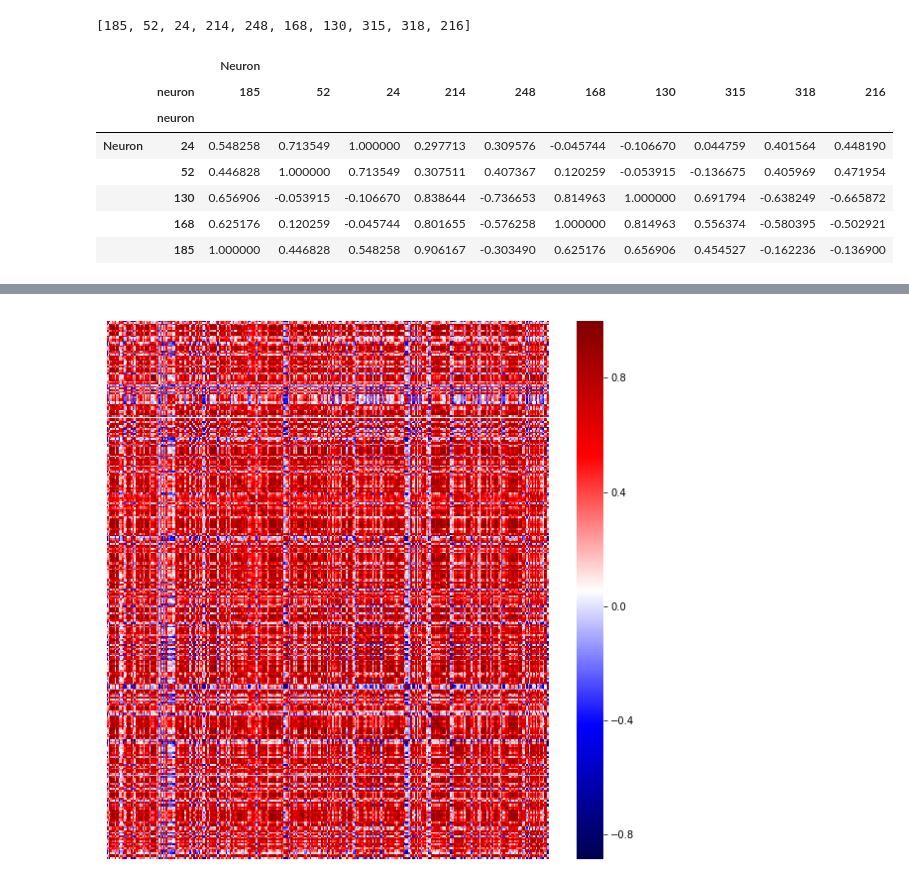
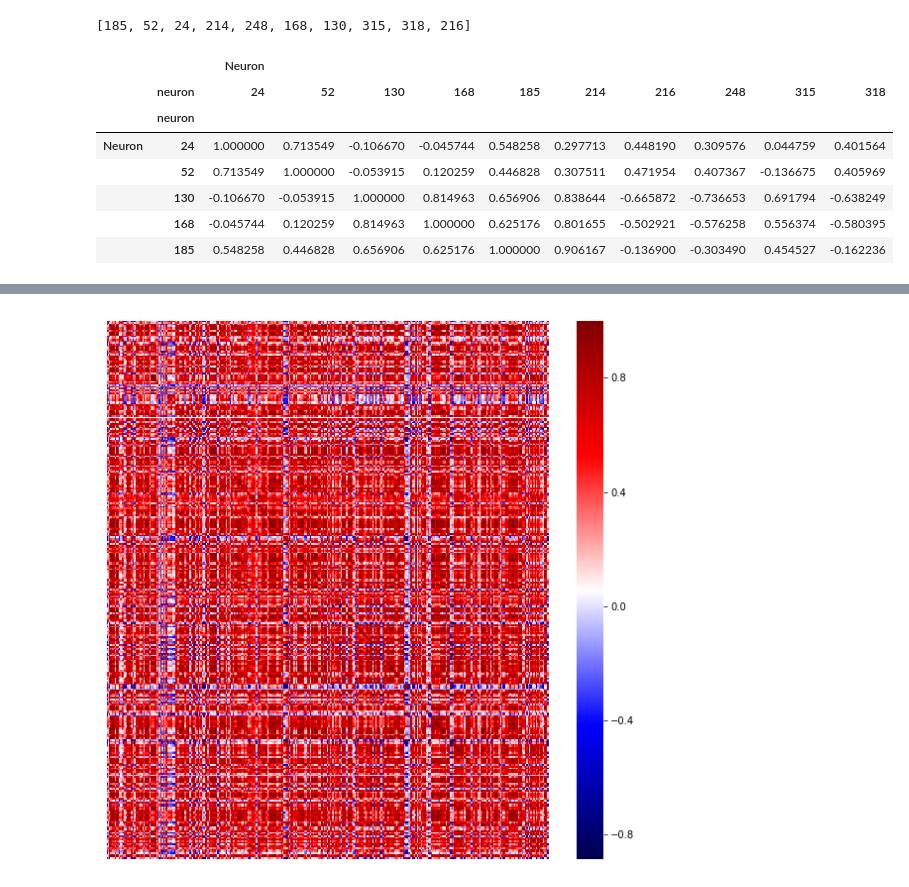
Before and after one commit to GCantergiani/psth, a Jupyter notebook: first_basic_analysis.ipynb, the cells around one changed output, grey strips where cells are left out. Cells and saved outputs as stored; diff of their text form; code cells hidden in the pictures.

```diff
--- a/first_basic_analysis.ipynb
+++ b/first_basic_analysis.ipynb
@@ -101,19 +101,19 @@ print(top_n_neurons)
 # %%
 df_corr_10 = df_group_time.loc[df_group_time['neuron'].isin(top_n_neurons)].\
                  groupby(by=['time (ms)','neuron']).sum().unstack().corr(method='pearson')
 
-df_corr_10 = df_corr_10[df_corr_10.columns.set_levels(top_n_neurons, level=1)]
+#df_corr_10 = df_corr_10[df_corr_10.columns.set_levels(top_n_neurons, level=1)]
 
 df_corr_10.head()
 # %% [output]
 |  |  | Neuron |  |  |  |  |  |  |  |  |  |
-|  | neuron | 185 | 52 | 24 | 214 | 248 | 168 | 130 | 315 | 318 | 216 |
+|  | neuron | 24 | 52 | 130 | 168 | 185 | 214 | 216 | 248 | 315 | 318 |
 |  | neuron |  |  |  |  |  |  |  |  |  |  |
-| Neuron | 24 | 0.548258 | 0.713549 | 1.000000 | 0.297713 | 0.309576 | -0.045744 | -0.106670 | 0.044759 | 0.401564 | 0.448190 |
-|  | 52 | 0.446828 | 1.000000 | 0.713549 | 0.307511 | 0.407367 | 0.120259 | -0.053915 | -0.136675 | 0.405969 | 0.471954 |
-|  | 130 | 0.656906 | -0.053915 | -0.106670 | 0.838644 | -0.736653 | 0.814963 | 1.000000 | 0.691794 | -0.638249 | -0.665872 |
-|  | 168 | 0.625176 | 0.120259 | -0.045744 | 0.801655 | -0.576258 | 1.000000 | 0.814963 | 0.556374 | -0.580395 | -0.502921 |
-|  | 185 | 1.000000 | 0.446828 | 0.548258 | 0.906167 | -0.303490 | 0.625176 | 0.656906 | 0.454527 | -0.162236 | -0.136900 |
+| Neuron | 24 | 1.000000 | 0.713549 | -0.106670 | -0.045744 | 0.548258 | 0.297713 | 0.448190 | 0.309576 | 0.044759 | 0.401564 |
+|  | 52 | 0.713549 | 1.000000 | -0.053915 | 0.120259 | 0.446828 | 0.307511 | 0.471954 | 0.407367 | -0.136675 | 0.405969 |
+|  | 130 | -0.106670 | -0.053915 | 1.000000 | 0.814963 | 0.656906 | 0.838644 | -0.665872 | -0.736653 | 0.691794 | -0.638249 |
+|  | 168 | -0.045744 | 0.120259 | 0.814963 | 1.000000 | 0.625176 | 0.801655 | -0.502921 | -0.576258 | 0.556374 | -0.580395 |
+|  | 185 | 0.548258 | 0.446828 | 0.656906 | 0.625176 | 1.000000 | 0.906167 | -0.136900 | -0.303490 | 0.454527 | -0.162236 |
 # %%
 df_corr_10.columns
 # %% [output]
```
Also changed, not shown: parts of 18 cells of this notebook.
